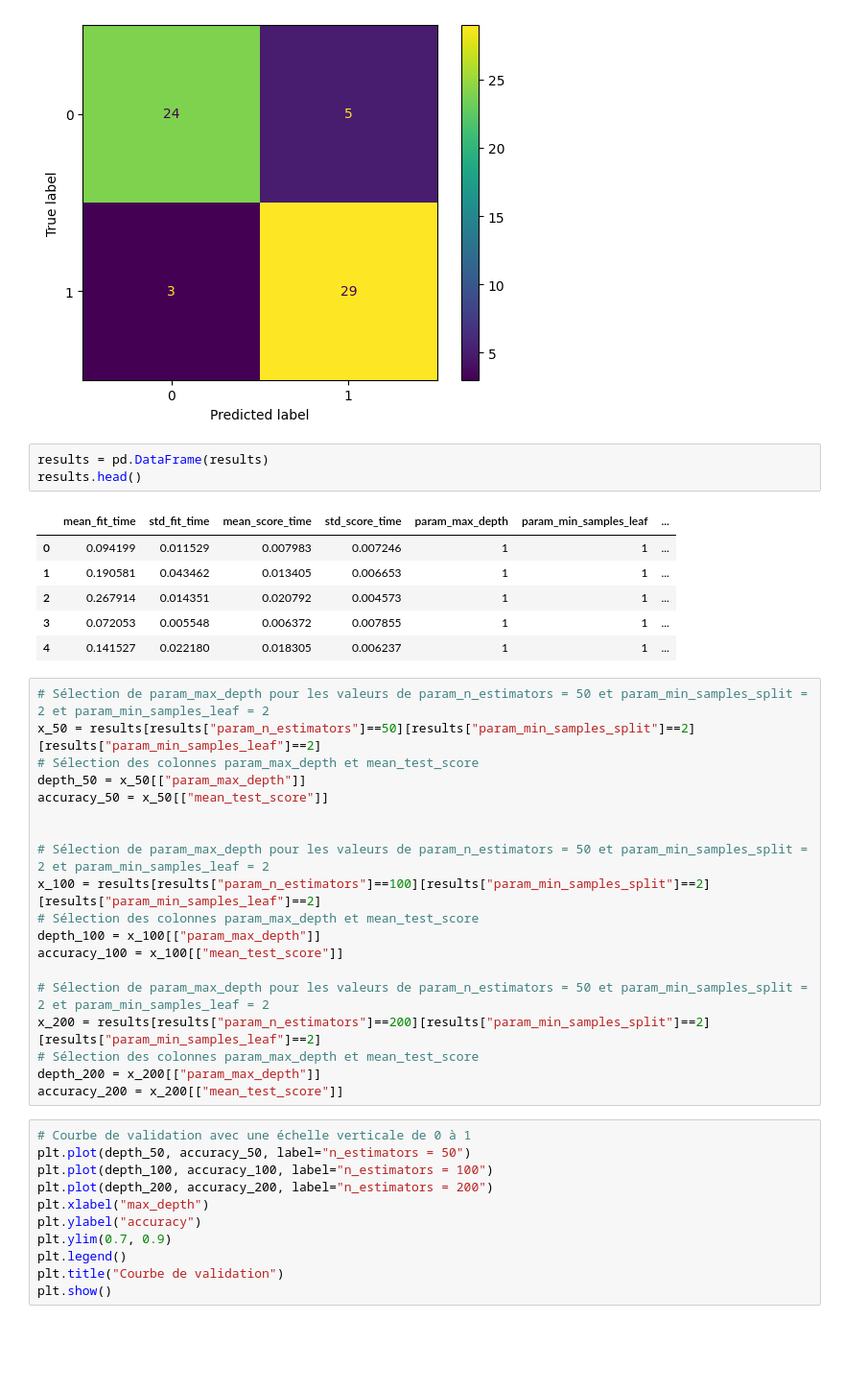
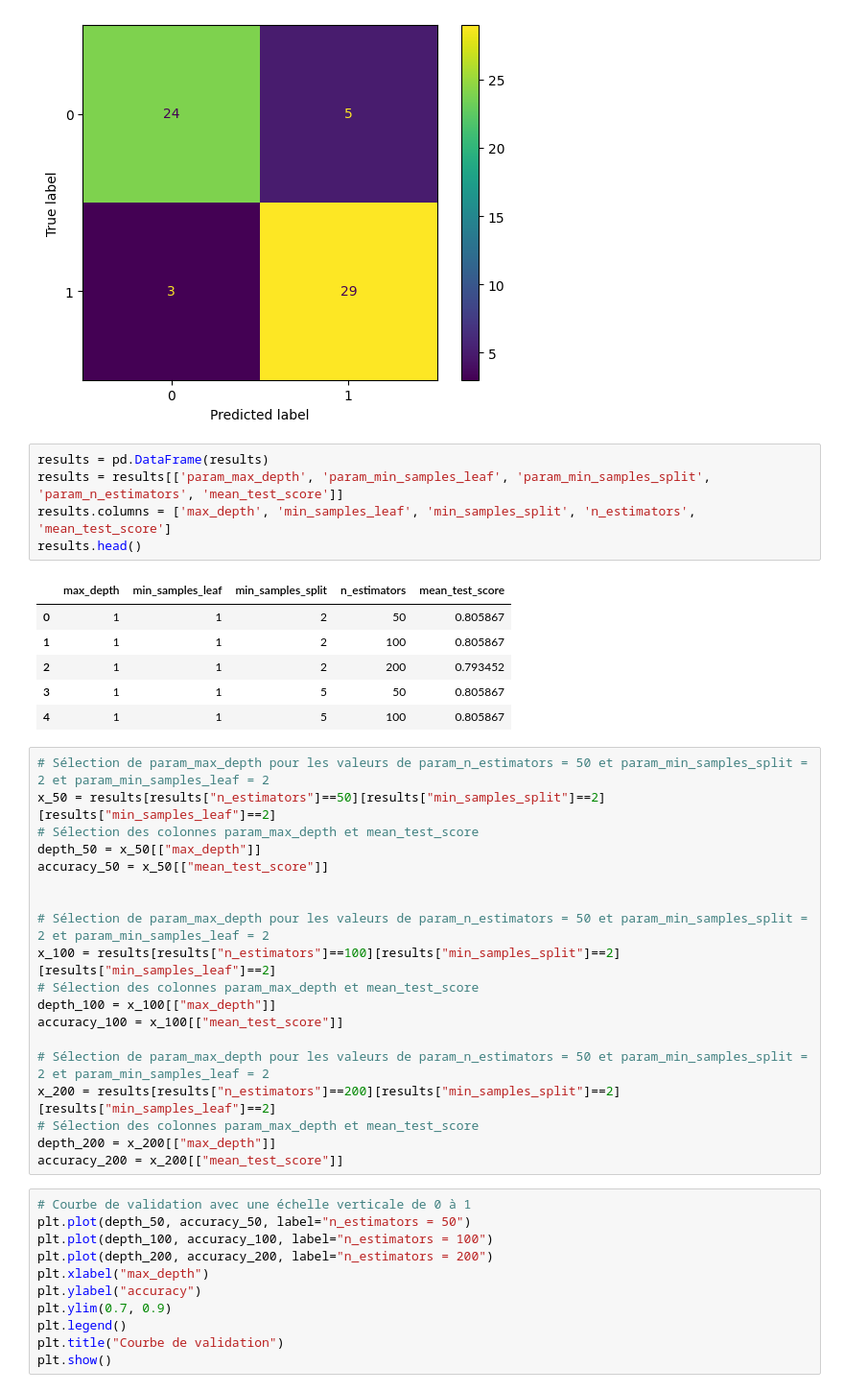
Before and after one commit to suzannegtx/Prog_NLP_Assignments, a Jupyter notebook: Projets_AP_Prog/Projet_classification/heart_attack_analysis.ipynb, the cells around one changed output. Shown at 96% size. Saved outputs shown, nothing was run; the diff lists cells and outputs as text; blank space fills up the shorter version.

```diff
--- a/Projets_AP_Prog/projet_classif_2/heart_attack_analysis.ipynb
+++ b/Projets_AP_Prog/Projet_classification/heart_attack_analysis.ipynb
@@ -296,32 +280,34 @@ Meilleurs paramètres (CV score = 0.8306122448979592) :
 [figure]
 # %%
 results = pd.DataFrame(results)
+results = results[['param_max_depth', 'param_min_samples_leaf', 'param_min_samples_split', 'param_n_estimators', 'mean_test_score']]
+results.columns = ['max_depth', 'min_samples_leaf', 'min_samples_split', 'n_estimators', 'mean_test_score']
 results.head()
 # %% [output]
-|  | mean_fit_time | std_fit_time | mean_score_time | std_score_time | param_max_depth | param_min_samples_leaf | ... |
-| 0 | 0.094199 | 0.011529 | 0.007983 | 0.007246 | 1 | 1 | ... |
-| 1 | 0.190581 | 0.043462 | 0.013405 | 0.006653 | 1 | 1 | ... |
-| 2 | 0.267914 | 0.014351 | 0.020792 | 0.004573 | 1 | 1 | ... |
-| 3 | 0.072053 | 0.005548 | 0.006372 | 0.007855 | 1 | 1 | ... |
-| 4 | 0.141527 | 0.022180 | 0.018305 | 0.006237 | 1 | 1 | ... |
+|  | max_depth | min_samples_leaf | min_samples_split | n_estimators | mean_test_score |
+| 0 | 1 | 1 | 2 | 50 | 0.805867 |
+| 1 | 1 | 1 | 2 | 100 | 0.805867 |
+| 2 | 1 | 1 | 2 | 200 | 0.793452 |
+| 3 | 1 | 1 | 5 | 50 | 0.805867 |
+| 4 | 1 | 1 | 5 | 100 | 0.805867 |
 # %%
 # Sélection de param_max_depth pour les valeurs de param_n_estimators = 50 et param_min_samples_split = 2 et param_min_samples_leaf = 2
-x_50 = results[results["param_n_estimators"]==50][results["param_min_samples_split"]==2][results["param_min_samples_leaf"]==2]
+x_50 = results[results["n_estimators"]==50][results["min_samples_split"]==2][results["min_samples_leaf"]==2]
 # Sélection des colonnes param_max_depth et mean_test_score
-depth_50 = x_50[["param_max_depth"]]
+depth_50 = x_50[["max_depth"]]
 accuracy_50 = x_50[["mean_test_score"]]
 
 
 # Sélection de param_max_depth pour les valeurs de param_n_estimators = 50 et param_min_samples_split = 2 et param_min_samples_leaf = 2
-x_100 = results[results["param_n_estimators"]==100][results["param_min_samples_split"]==2][results["param_min_samples_leaf"]==2]
+x_100 = results[results["n_estimators"]==100][results["min_samples_split"]==2][results["min_samples_leaf"]==2]
 # Sélection des colonnes param_max_depth et mean_test_score
-depth_100 = x_100[["param_max_depth"]]
+depth_100 = x_100[["max_depth"]]
 accuracy_100 = x_100[["mean_test_score"]]
 
 # Sélection de param_max_depth pour les valeurs de param_n_estimators = 50 et param_min_samples_split = 2 et param_min_samples_leaf = 2
-x_200 = results[results["param_n_estimators"]==200][results["param_min_samples_split"]==2][results["param_min_samples_leaf"]==2]
+x_200 = results[results["n_estimators"]==200][results["min_samples_split"]==2][results["min_samples_leaf"]==2]
 # Sélection des colonnes param_max_depth et mean_test_score
-depth_200 = x_200[["param_max_depth"]]
+depth_200 = x_200[["max_depth"]]
 accuracy_200 = x_200[["mean_test_score"]]
 # %%
 # Courbe de validation avec une échelle verticale de 0 à 1
```
Also changed, not shown: parts of 1 cell of this notebook, 4 other files.
